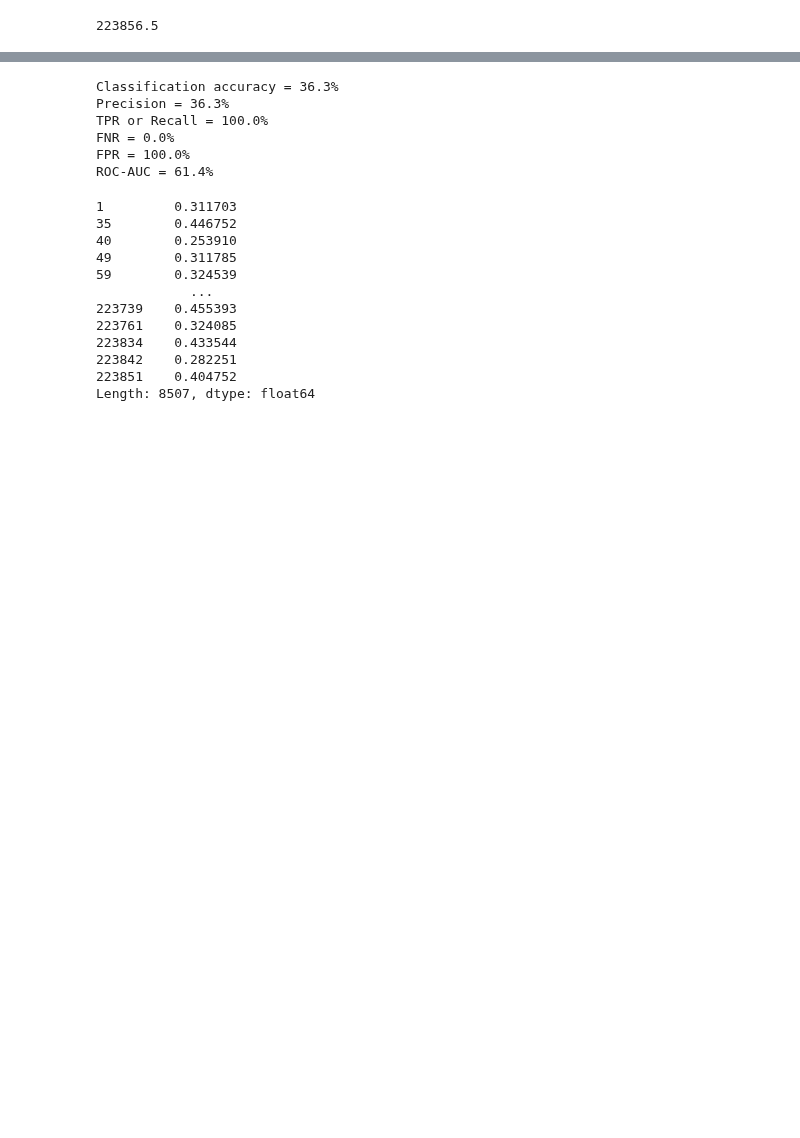
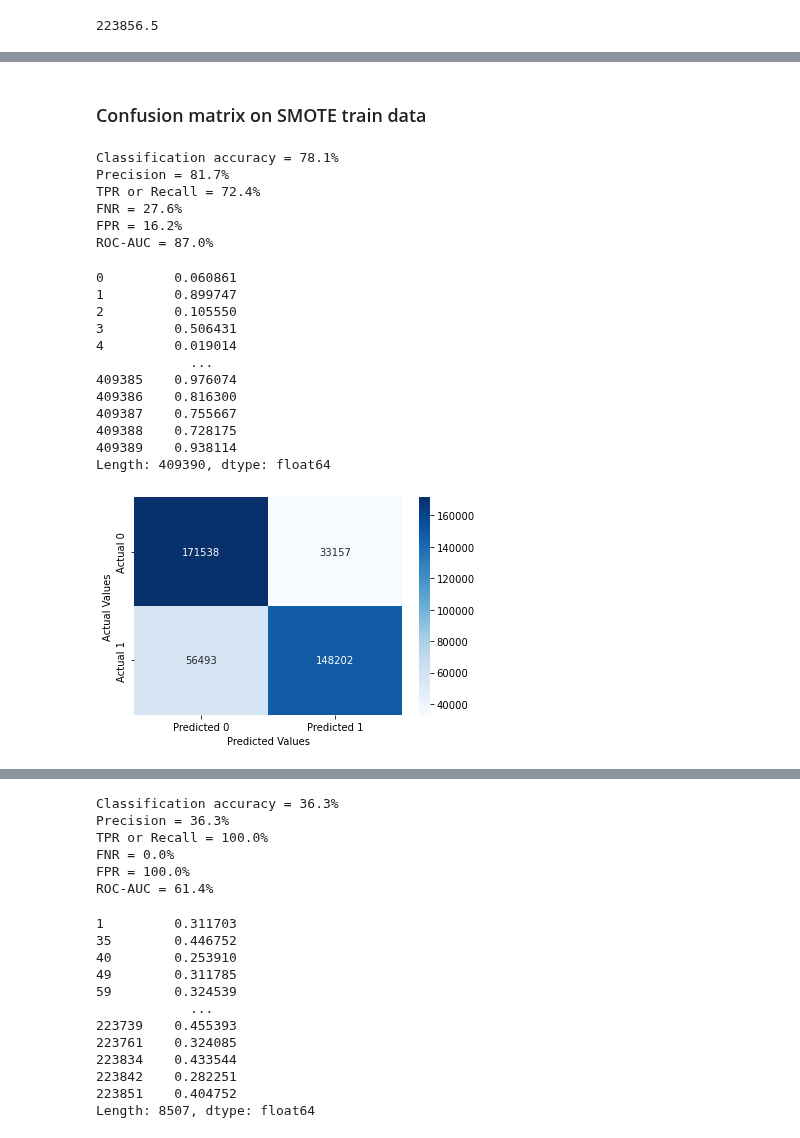
Before and after one commit to JerayuT/Group-5-WQ23-Data-Science, a Jupyter notebook: heart disease.ipynb, the cells around one changed output, grey strips where cells are left out. Saved outputs shown, nothing was run; the diff lists cells and outputs as text; code cells hidden in the pictures; blank space fills up the shorter version.

```diff
--- a/heart disease.ipynb
+++ b/heart disease.ipynb
@@ -115,0 +148,6 @@ train
+# %%
+from imblearn.over_sampling import SMOTE
+from imblearn.over_sampling import BorderlineSMOTE
+from imblearn.under_sampling import RandomUnderSampler
+oversampled = SMOTE(random_state=0)
+X_train_smote, y_train_smote = oversampled.fit_resample(X_train, y_train)
@@ -115,0 +169,3 @@ train
+# %%
+train_smote = pd.concat([X_train_smote, y_train_smote], axis=1)
+train_smote.head()
@@ -115,0 +250,24 @@ train
+# %% [markdown]
+### Confusion matrix on SMOTE train data
+# %%
+confusion_matrix_data(train_smote,train_smote.HeartDisease,model,0.6)
+# %% [output]
+Classification accuracy = 78.1%
+Precision = 81.7%
+TPR or Recall = 72.4%
+FNR = 27.6%
+FPR = 16.2%
+ROC-AUC = 87.0%
+0         0.060861
+1         0.899747
+2         0.105550
+3         0.506431
+4         0.019014
+            ...
+409385    0.976074
+409386    0.816300
+409387    0.755667
+409388    0.728175
+409389    0.938114
+Length: 409390, dtype: float64
+[figure, added]
```
Also changed, not shown: parts of 70 cells of this notebook.
